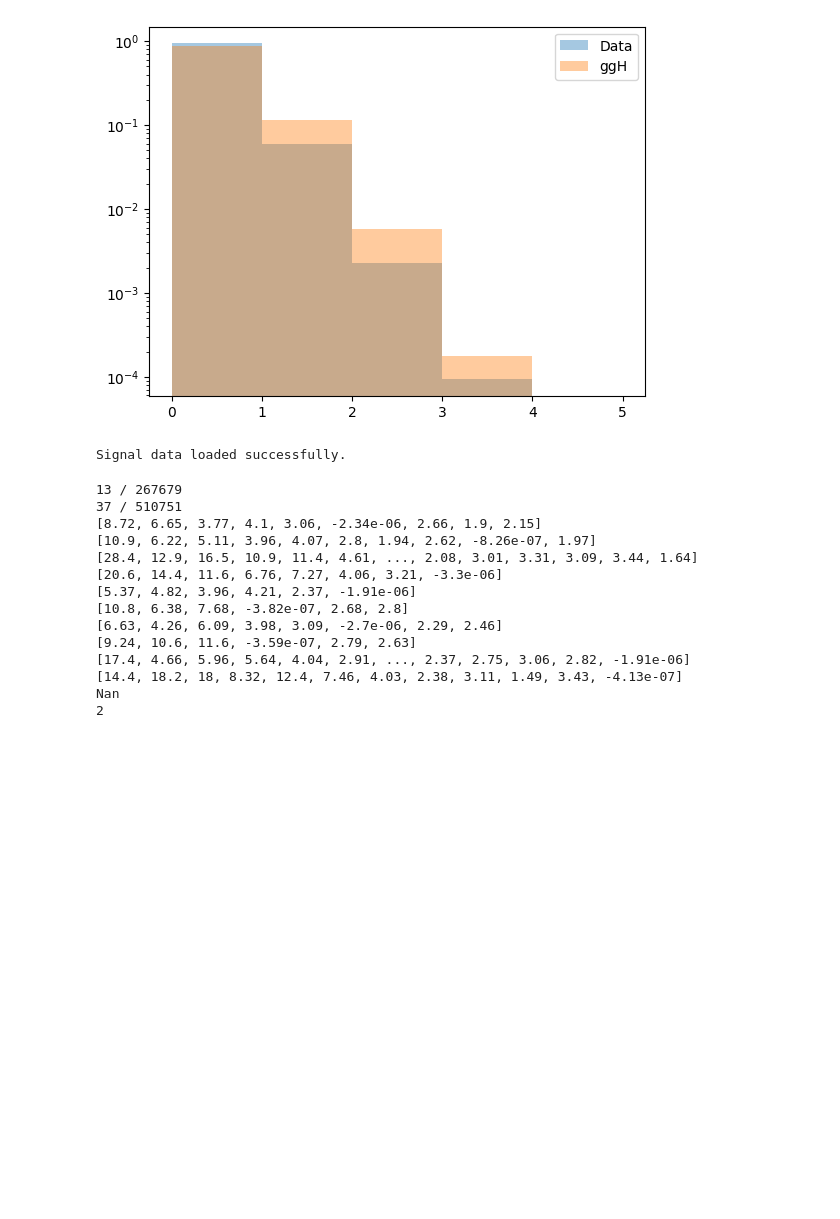
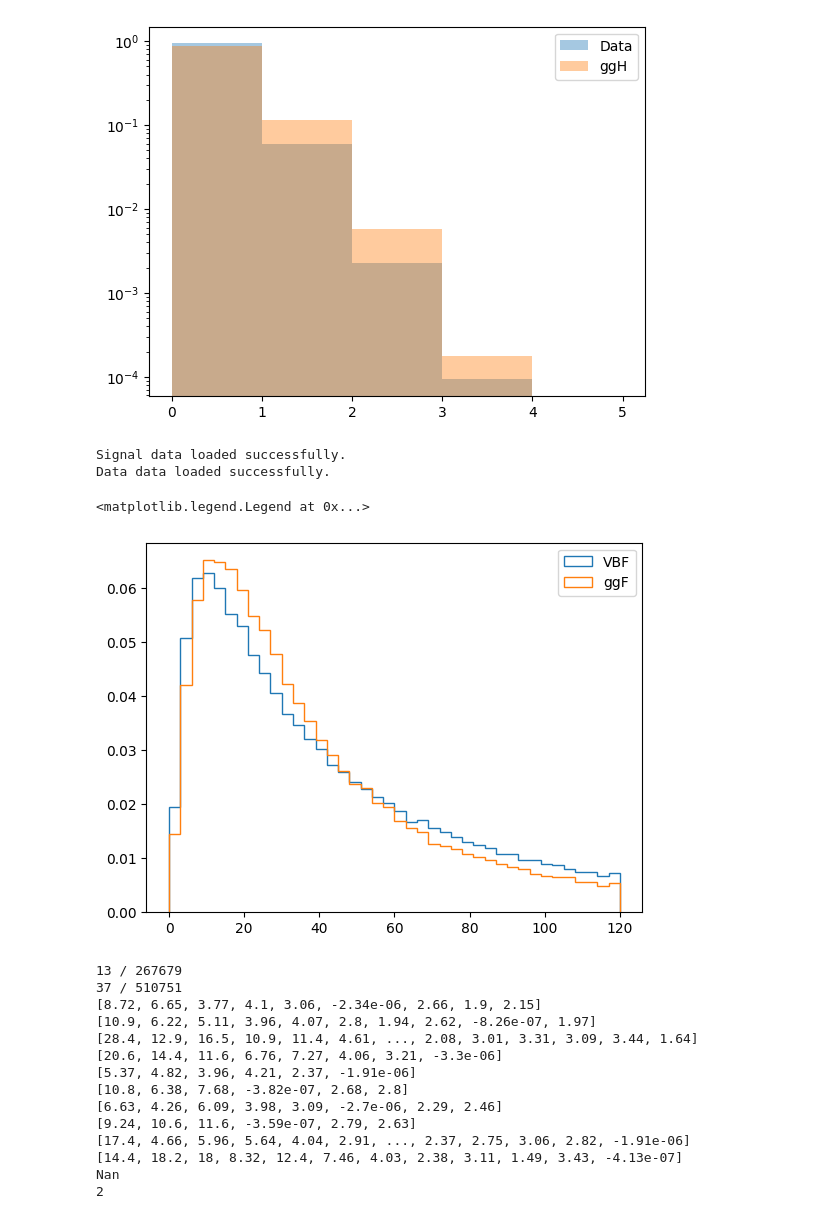
Before and after one commit to giovannicelotto/ggHbb, a Jupyter notebook: temp.ipynb, the cells around one changed output. Saved outputs shown, nothing was run; the diff lists cells and outputs as text; code cells hidden in the pictures; blank space fills up the shorter version.

```diff
--- a/temp.ipynb
+++ b/temp.ipynb
@@ -55,18 +78,19 @@ ax.set_yscale('log')
 [figure]
 # %%
 import glob
-dataPath ="/pnfs/psi.ch/cms/trivcat/store/user/gcelotto/bb_ntuples/nanoaod_ggH/Data1A2024Mar05/ParkingBPH1/crab_data_Run2018A_part1/240305_082004/0000/Data1A_Run2_data_2024Mar05_1.root"
+dataPath ="/pnfs/psi.ch/cms/trivcat/store/user/gcelotto/bb_ntuples/nanoaod_ggH/VBFHToBB2024Aug08/GluGluHToBB_M-125_TuneCP5_MINLO_NNLOPS_13TeV-powheg-pythia8/crab_GluGluHToBB/240808_065526/0000/*.root"
 signalPath = "/pnfs/psi.ch/cms/trivcat/store/user/gcelotto/bb_ntuples/nanoaod_ggH/GluGluHToBB2024Mar05/GluGluHToBB_M-125_TuneCP5_13TeV-powheg-pythia8/crab_GluGluHToBB/240305_081723/0000/GluGluHToBB_Run2_mc_2024Mar05_*.root"
-signalPath = glob.glob(signalPath)[:100]
+signalPath = glob.glob(signalPath)[:30]
+dataPath  = glob.glob(dataPath)[:30]
+#data = uproot.open(dataPath)
 
-data = uproot.open(dataPath)
-signal_tree_name = "Events"  # Replace with the actual tree name if different
-
+tree_name = "Events"  # Replace with the actual tree name if different
 # Map the filename pattern to the desired TTree
-signal_files_trees = {signal_path: signal_tree_name for signal_path in signalPath}
+signal_files_trees = {signal_path: tree_name for signal_path in signalPath}
+data_files_trees = {data_path: tree_name for data_path in dataPath}
 
 # Use uproot.concatenate with the mapping
-branches = ["Jet_pt", "Jet_mass"]  # Specify branches to read, or None for all
+branches = ["GenPart_pt", "GenPart_pdgId", "GenPart_statusFlags"]  # Specify branches to read, or None for all
 
 # Load data using uproot.concatenate
 try:
@@ -78,8 +102,41 @@ try:
     print("Signal data loaded successfully.")
 except Exception as e:
     print(f"Error loading signal data: {e}")
+
+try:
+    data = uproot.concatenate(
+        data_files_trees,
+        branches=branches,
+        library="ak"  # Use 'np' to get numpy arrays or 'pd' for pandas DataFrames
+    )
+    print("Data data loaded successfully.")
+except Exception as e:
+    print(f"Error loading signal data: {e}")
 # %% [output]
 Signal data loaded successfully.
+Data data loaded successfully.
+# %%
+mVBF = data['GenPart_statusFlags']>=8192
+mVBF = (mVBF) & (data['GenPart_pdgId']==25)
+#data['GenPart_pt'][mVBF]
+
+mggF = signal['GenPart_statusFlags']>=8192
+mggF = (mggF) & (signal['GenPart_pdgId']==25)
+#signal['GenPart_pt'][mggF]
+
+fig, ax = plt.subplots(1, 1)
+bins = np.linspace(0, 120, 41)
+counts_VBF = np.histogram(data['GenPart_pt'][mVBF], bins=bins)[0]
+counts_ggF = np.histogram(signal['GenPart_pt'][mggF], bins=bins)[0]
+
+counts_VBF = counts_VBF/ak.sum(counts_VBF)
+counts_ggF = counts_ggF/ak.sum(counts_ggF)
+ax.hist(bins[:-1], bins=bins, weights=counts_VBF, histtype=u'step', label='VBF')
+ax.hist(bins[:-1], bins=bins, weights=counts_ggF, histtype=u'step', label='ggF')
+ax.legend()
+# %% [output]
+<matplotlib.legend.Legend at 0x...>
+[figure, added]
 # %%
 dataBranches = data['Events'].arrays()
 # %%
```
Also changed, not shown: parts of 3 cells of this notebook.
